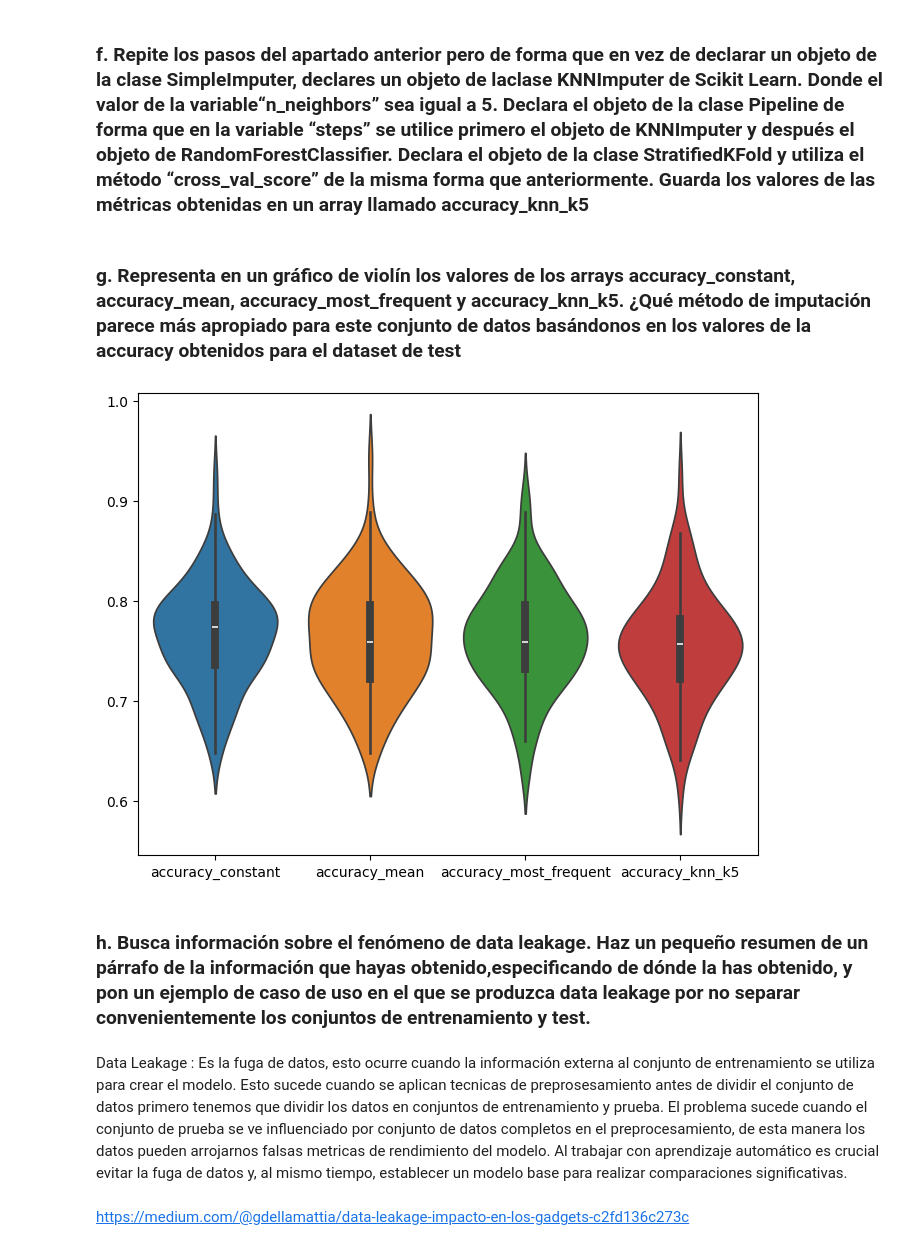
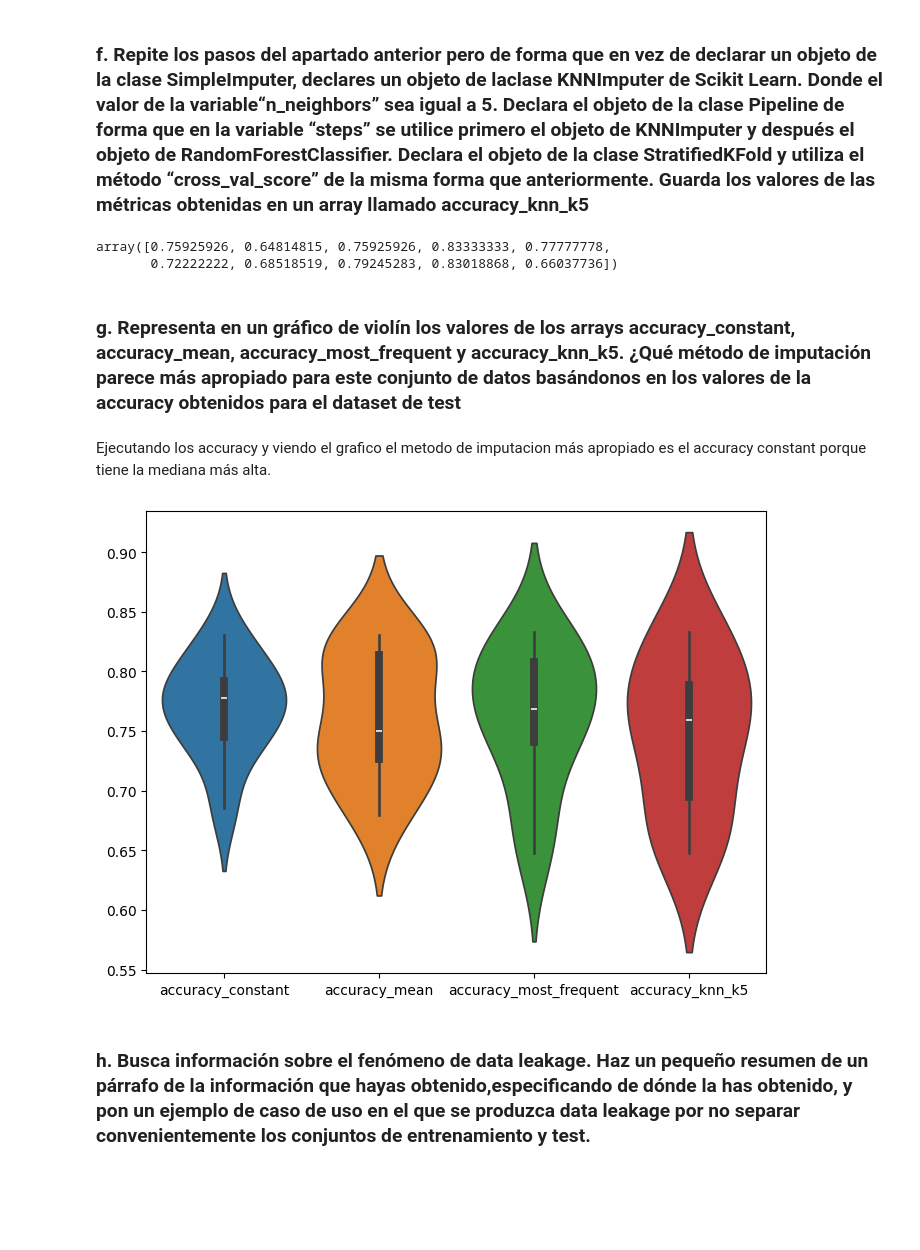
Before and after one commit to Rotany/master_procesamiento_datos, a Jupyter notebook: Trabajos/trabajo4.ipynb, the cells around one changed output. Cells and saved outputs as stored; diff of their text form; code cells hidden in the pictures; blank space fills up the shorter version.

```diff
--- a/Trabajos/trabajo4.ipynb
+++ b/Trabajos/trabajo4.ipynb
@@ -221,5 +227,6 @@ X_train,X_test,y_train,y_test = train_test_split(X, y, test_size=0.30, random_st
 # %%
 pipe_imputer_forest = Pipeline(steps=[('scaler',SimpleImputer(strategy='constant')),
-                     ('reg', RandomForestClassifier())])
-rdfk = RepeatedStratifiedKFold(n_splits=10, random_state=42)
+                     ('reg', RandomForestClassifier(random_state=42))])
+rdfk = StratifiedKFold(n_splits=10, random_state=42,shuffle=True)
 accuracy_constant = cross_val_score(pipe_imputer_forest, X_train, y_train, cv=rdfk, scoring='accuracy')
+accuracy_constant
@@ -227,6 +237,7 @@ accuracy_constant = cross_val_score(pipe_imputer_forest, X_train, y_train, cv=rd
 ### D. En este apartado vamos a imputar todos los valores faltantes del dataset utilizando el valor de la media de la variable en el conjunto de entrenamiento Repite los pasos del apartado anterior pero de forma que el argumento “strategy” del objeto de la clase SimpleImputer sea igual a“mean”. Guarda los valores de las métricas obtenidas en un array llamado accuracy_mean
 # %%
 imputer_forest = Pipeline(steps=[('score', SimpleImputer(strategy='mean')),
-                                 ('reg',RandomForestClassifier())])
-rdfk = RepeatedStratifiedKFold(n_splits=10, random_state=42 )
+                                 ('reg',RandomForestClassifier(random_state=42))])
+rdfk = StratifiedKFold(n_splits=10, random_state=42,shuffle=True )
 accuracy_mean = cross_val_score(imputer_forest, X_train, y_train, cv=rdfk, scoring='accuracy')
+accuracy_mean
@@ -234,6 +248,7 @@ accuracy_mean = cross_val_score(imputer_forest, X_train, y_train, cv=rdfk, scori
 ###  e. En este apartado vamos a imputar todos los valores faltantes del dataset utilizando el valor más frecuente de la variable en el conjunto de entrenamiento. Repite los pasos del apartado anterior pero de forma que el argumento “strategy” del objeto de la clase SimpleImputer sea igual a“most_frequent”. Guarda los valores de las métricas obtenidas en un array llamado accuracy_most_frequent
 # %%
 imputer_forest = Pipeline(steps=[('score', SimpleImputer(strategy='most_frequent')),
-                                 ('reg',RandomForestClassifier())])
-rdfk = RepeatedStratifiedKFold(n_splits=10, random_state=42 )
+                                 ('reg',RandomForestClassifier(random_state=42))])
+rdfk = StratifiedKFold(n_splits=10, random_state=42,shuffle= True)
 accuracy_most_frequent = cross_val_score(imputer_forest, X_train, y_train, cv=rdfk, scoring='accuracy')
+accuracy_most_frequent
@@ -241,8 +259,14 @@ accuracy_most_frequent = cross_val_score(imputer_forest, X_train, y_train, cv=rd
 ### f. Repite los pasos del apartado anterior pero de forma que en vez de declarar un objeto de la clase SimpleImputer, declares un objeto de laclase KNNImputer de Scikit Learn. Donde el valor de la variable“n_neighbors” sea igual a 5. Declara el objeto de la clase Pipeline de forma que en la variable “steps” se utilice primero el objeto de KNNImputer y después el objeto de RandomForestClassifier. Declara el objeto de la clase StratifiedKFold y utiliza el método “cross_val_score” de la misma forma que anteriormente. Guarda los valores de las métricas obtenidas en un array llamado accuracy_knn_k5
 # %%
 imputer_forest = Pipeline(steps=[('score', KNNImputer(n_neighbors=5)),
-                                 ('reg',RandomForestClassifier())])
-rdfk = RepeatedStratifiedKFold(n_splits=10, random_state=42 )
+                                 ('reg',RandomForestClassifier(random_state=42))])
+rdfk = StratifiedKFold(n_splits=10, random_state=42,shuffle=True )
 accuracy_knn_k5 = cross_val_score(imputer_forest, X_train, y_train, cv=rdfk, scoring='accuracy')
+accuracy_knn_k5
+# %% [output]
+array([0.75925926, 0.64814815, 0.75925926, 0.83333333, 0.77777778,
+       0.72222222, 0.68518519, 0.79245283, 0.83018868, 0.66037736])
 # %% [markdown]
 ### g. Representa en un gráfico de violín los valores de los arrays accuracy_constant, accuracy_mean, accuracy_most_frequent y accuracy_knn_k5. ¿Qué método de imputación parece más apropiado para este conjunto de datos basándonos en los valores de la accuracy obtenidos para el dataset de test
+# %% [markdown]
+Ejecutando los accuracy y viendo el grafico el metodo de imputacion más apropiado es el accuracy constant porque tiene la mediana más alta.
@@ -249,20 +280,9 @@ accuracy_knn_k5 = cross_val_score(imputer_forest, X_train, y_train, cv=rdfk, sco
 # %%
 plt.figure(figsize=(8,6))
-grupo ={
-    'accuracy_constant': accuracy_constant,
-    'accuracy_mean': accuracy_mean,
-    'accuracy_most_frequent': accuracy_most_frequent,
-    'accuracy_knn_k5': accuracy_knn_k5
-    }
-sn.violinplot(data=grupo)
+
+sns.violinplot(data=grupo)
 plt.show()
 # %% [output]
-[figure, old version]
+[figure, new version]
 # %% [markdown]
 ### h. Busca información sobre el fenómeno de data leakage. Haz un pequeño resumen de un párrafo de la información que hayas obtenido,especificando de dónde la has obtenido, y pon un ejemplo de caso de uso en el que se produzca data leakage por no separar convenientemente los conjuntos de entrenamiento y test.
-# %% [markdown]
-
-Data Leakage : Es la fuga de datos, esto ocurre cuando la información externa al conjunto de entrenamiento se utiliza para crear el modelo. Esto sucede cuando se aplican tecnicas de preprosesamiento antes de dividir el conjunto de datos primero tenemos que dividir los datos en conjuntos de entrenamiento y prueba. El problema sucede cuando el conjunto de prueba se ve influenciado por conjunto de datos completos en el preprocesamiento, de esta manera los datos pueden arrojarnos falsas metricas de rendimiento del modelo.
-Al trabajar con aprendizaje automático es crucial evitar la fuga de datos y, al mismo tiempo, establecer un modelo base para realizar comparaciones significativas.
-# %% [markdown]
-https://medium.com/@gdellamattia/data-leakage-impacto-en-los-gadgets-c2fd136c273c
```
Also changed, not shown: parts of 24 cells of this notebook, 2 other files.
